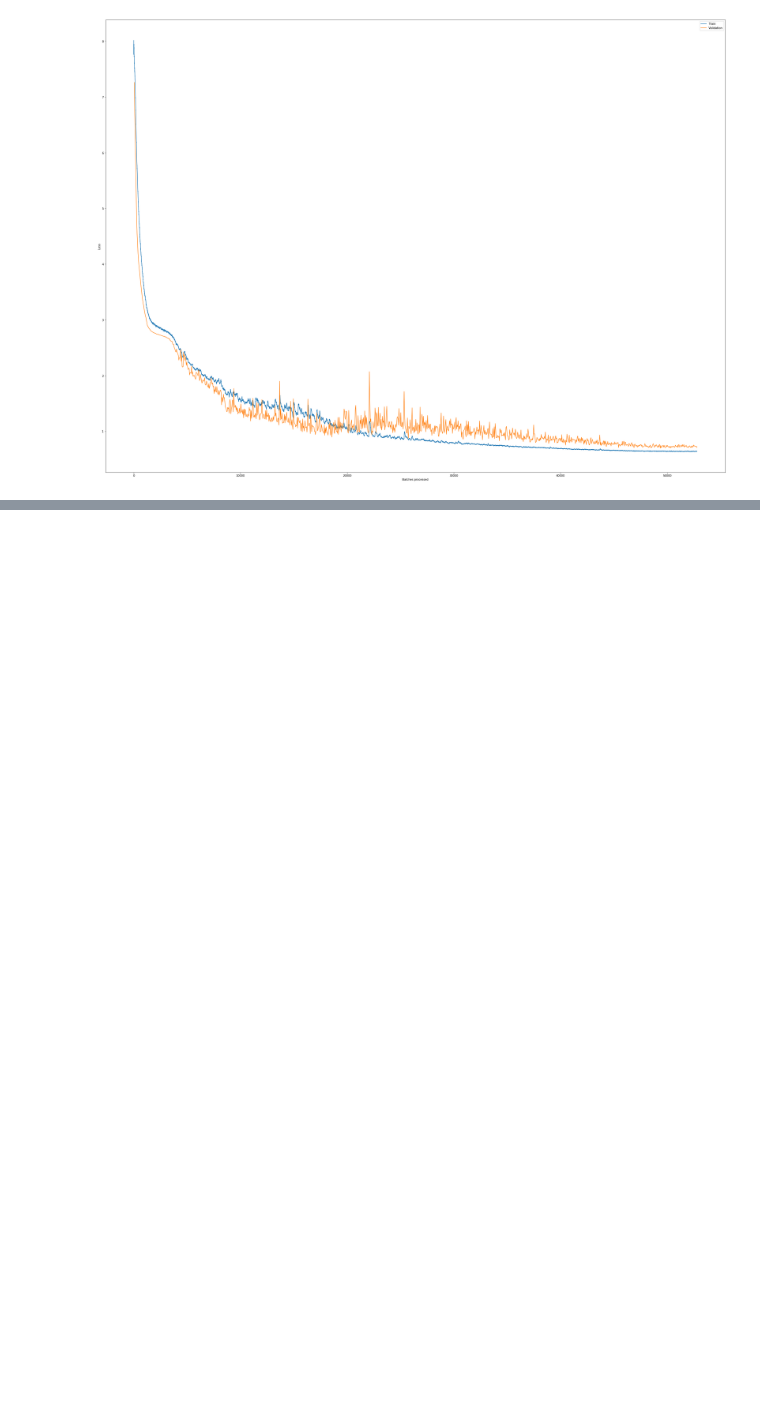
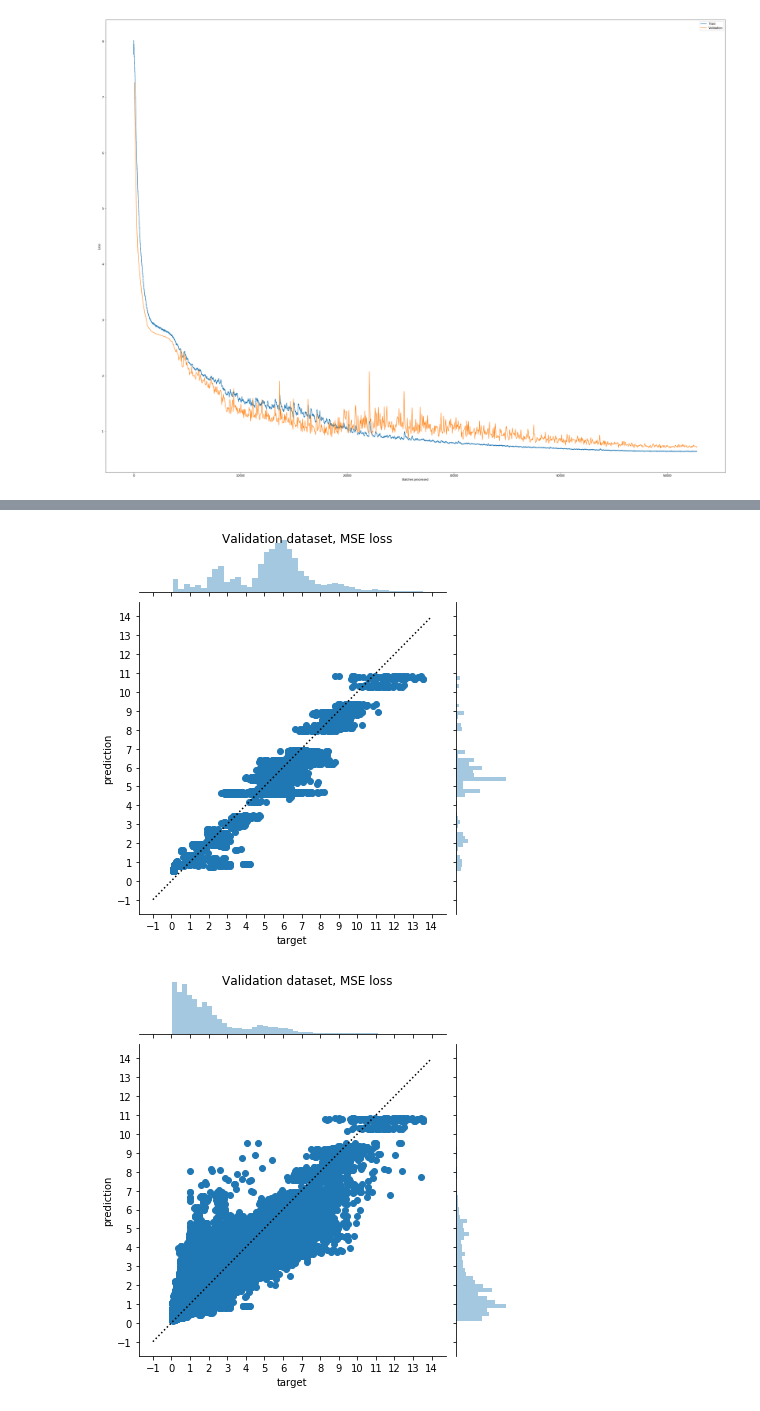
Before and after one commit to hennimohammed/speedup_model, a Jupyter notebook: speedup/fastai_models_log_mse.ipynb, the cells around one changed output, grey strips where cells are left out. Cells and saved outputs as stored; diff of their text form; code cells hidden in the pictures; blank space fills up the shorter version.

```diff
--- a/speedup/fastai_models_log_mse.ipynb
+++ b/speedup/fastai_models_log_mse.ipynb
@@ -105,0 +57,5 @@ AssertionError: Torch not compiled with CUDA enabled
+# %%
+val_df = get_results_df(val_dl, l.model)
+train_df = get_results_df(train_dl, l.model)
+# %%
+df = train_df
@@ -105,0 +86,8 @@ AssertionError: Torch not compiled with CUDA enabled
+# %%
+df1 = df[(df.interchange == 0) & (df.tile == 0) & (df.unroll == 1)]
+joint_plot(df1, f"Validation dataset, {loss_func} loss")
+df2 = df
+joint_plot(df2, f"Validation dataset, {loss_func} loss")
+# %% [output]
+[figure, added]
+[figure, added]
```
Also changed, not shown: parts of 9 cells of this notebook, 7 other files.
